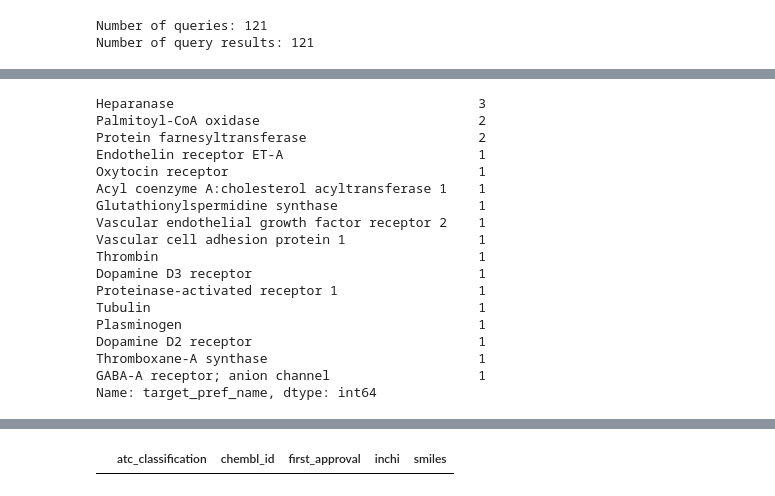
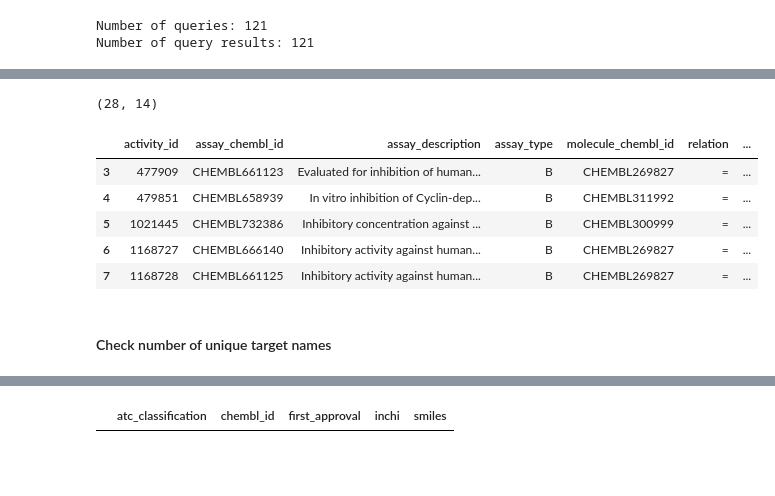
Before and after one commit to volkamerlab/KinaseFocusedFragmentLibrary, a Jupyter notebook: kinase_focused_fragment_library/analysis/ligand_analysis/chembl_molecule_details.ipynb, the cells around one changed output, grey strips where cells are left out. Cells and saved outputs as stored; diff of their text form; code cells hidden in the pictures; blank space fills up the shorter version.

```diff
--- a/kinase_focused_fragment_library/analysis/ligand_analysis/chembl_molecule_details.ipynb
+++ b/kinase_focused_fragment_library/analysis/ligand_analysis/chembl_molecule_details.ipynb
@@ -126,10 +122,12 @@ def convert_to_NM(unit, bioactivity):
+# %%
+bioact_df.rename(columns={"units": "units_original", "value": "value_original"}, inplace=True)
 # %%
 # convert all to nM
 bioactivity_nM = []
 for i, row in bioact_df.iterrows():
-    bioact_nM = convert_to_NM(row['units'], row['value'])
+    bioact_nM = convert_to_nM(row['units_original'], row['value_original'])
     bioactivity_nM.append(bioact_nM)
 bioact_df['value'] = bioactivity_nM
 bioact_df['units'] = 'nM'
-bioact_df.head()
+bioact_df.shape
 # %% [output]
@@ -144 +148,3 @@ bioact_df = bioact_df.astype({'value': 'float'})
+# %%
+activity_threshold = 500
 # %%
@@ -153,21 +152,15 @@ target_names = pd.Series(bioact_df.target_pref_name)
-# %%
-target_names.value_counts()[:50]
-# %% [output]
-Heparanase                                       3
-Palmitoyl-CoA oxidase                            2
-Protein farnesyltransferase                      2
-Endothelin receptor ET-A                         1
-Oxytocin receptor                                1
-Acyl coenzyme A:cholesterol acyltransferase 1    1
-Glutathionylspermidine synthase                  1
-Vascular endothelial growth factor receptor 2    1
-Vascular cell adhesion protein 1                 1
-Thrombin                                         1
-Dopamine D3 receptor                             1
-Proteinase-activated receptor 1                  1
-Tubulin                                          1
-Plasminogen                                      1
-Dopamine D2 receptor                             1
-Thromboxane-A synthase                           1
-GABA-A receptor; anion channel                   1
-Name: target_pref_name, dtype: int64
+# %%
+bioact_df_active.shape
+# %% [output]
+(28, 14)
+# %%
+bioact_df_active.head()
+# %% [output]
+|  | activity_id | assay_chembl_id | assay_description | assay_type | molecule_chembl_id | relation | ... |
+| 3 | 477909 | CHEMBL661123 | Evaluated for inhibition of human... | B | CHEMBL269827 | = | ... |
+| 4 | 479851 | CHEMBL658939 | In vitro inhibition of Cyclin-dep... | B | CHEMBL311992 | = | ... |
+| 5 | 1021445 | CHEMBL732386 | Inhibitory concentration against ... | B | CHEMBL300999 | = | ... |
+| 6 | 1168727 | CHEMBL666140 | Inhibitory activity against human... | B | CHEMBL269827 | = | ... |
+| 7 | 1168728 | CHEMBL661125 | Inhibitory activity against human... | B | CHEMBL269827 | = | ... |
+# %% [markdown]
+#### Check number of unique target names
```
Also changed, not shown: parts of 47 cells of this notebook.
